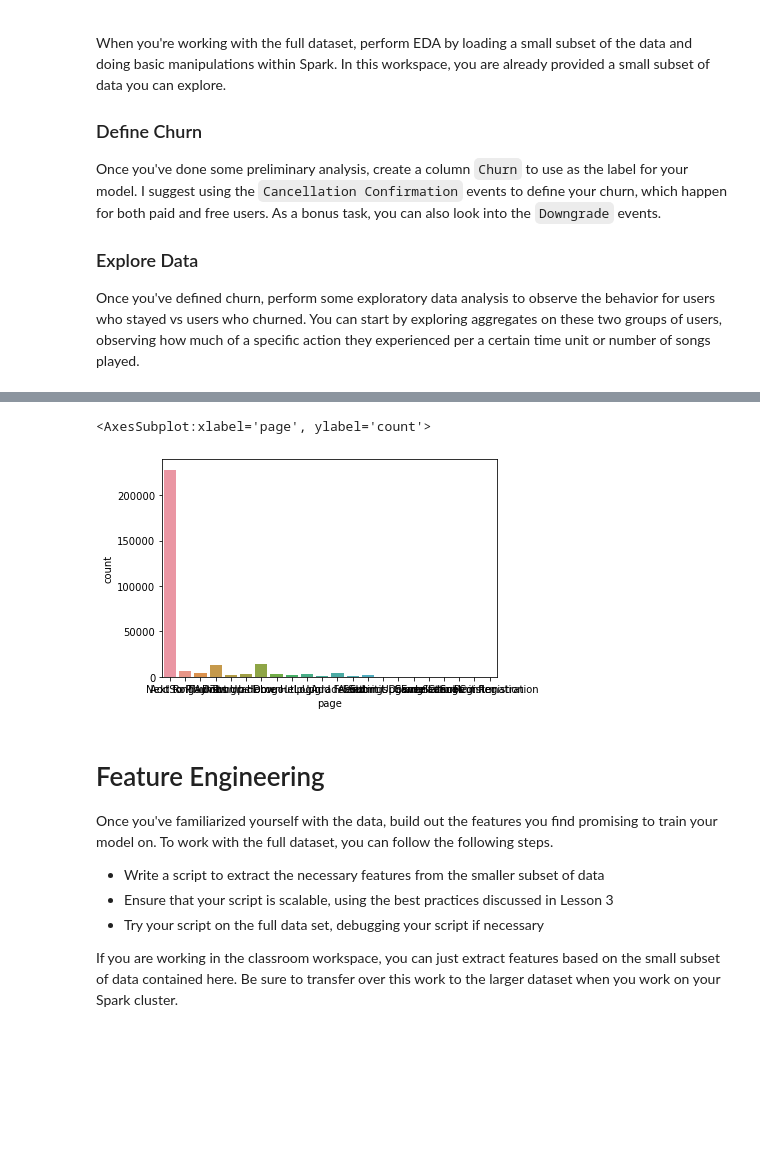
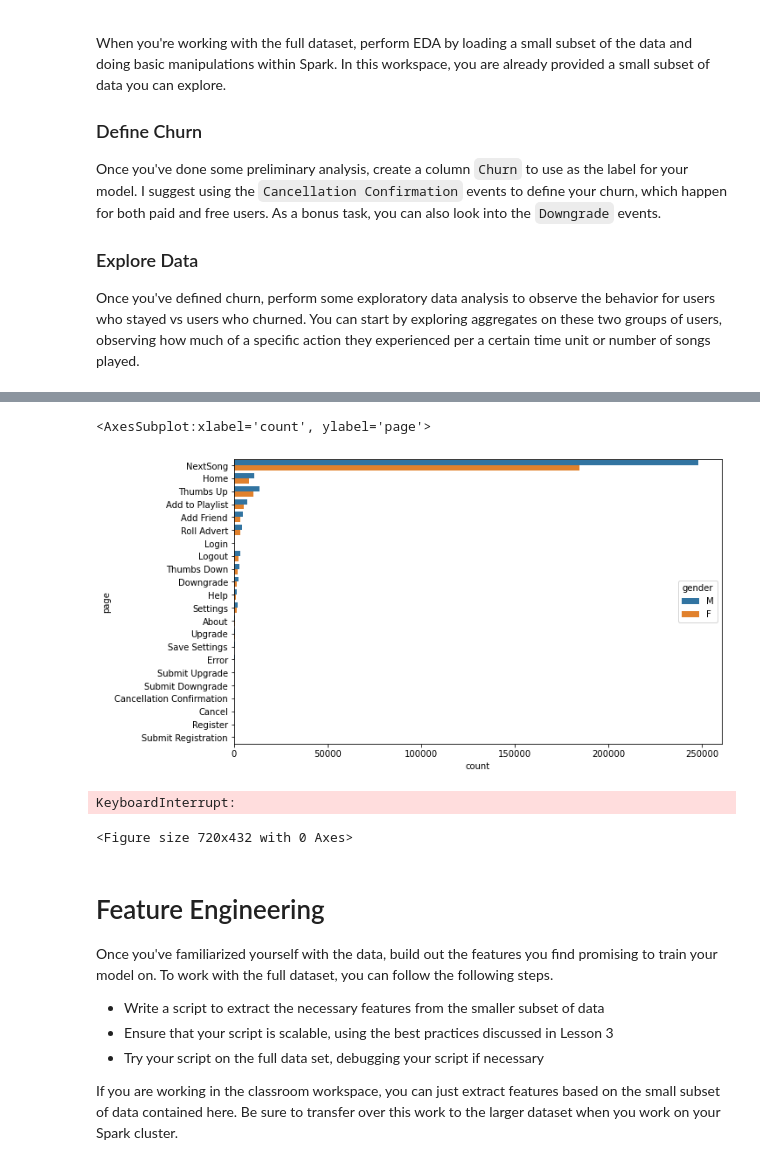
Before and after one commit to rabadzhiyski/projectSpark, a Jupyter notebook: Sparkify.ipynb, the cells around one changed output, grey strips where cells are left out. Drawn from its saved outputs; the diff is of its cells as text; code cells hidden in the pictures; blank space fills up the shorter version.

```diff
--- a/Sparkify.ipynb
+++ b/Sparkify.ipynb
@@ -235,8 +341,15 @@ sns.countplot(x=dfp['gender'], data=dfp)
+# %%
+plt.figure(figsize=(10,6))
+sns.countplot(y="page", hue="gender", data=dfp, order = dfp['page'].value_counts().index)
+# %% [output]
+<AxesSubplot:xlabel='count', ylabel='page'>
+[figure, added]
 # %%
-sns.countplot(x=dfp['page'], data=dfp)
+plt.figure(figsize=(10,6))
+sns.countplot(y=dfp["page"].sum(), data=dfp)
 # %% [output]
-<AxesSubplot:xlabel='page', ylabel='count'>
+KeyboardInterrupt:
-[figure, removed]
+<Figure size 720x432 with 0 Axes>
 # %% [markdown]
 # Feature Engineering
 Once you've familiarized yourself with the data, build out the features you find promising to train your model on. To work with the full dataset, you can follow the following steps.
```
Also changed, not shown: parts of 21 cells of this notebook.
